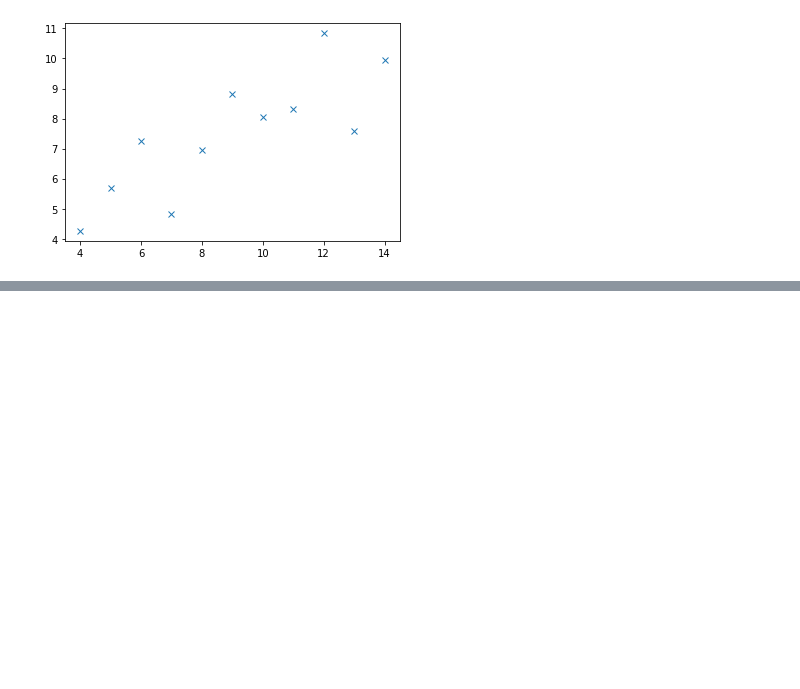
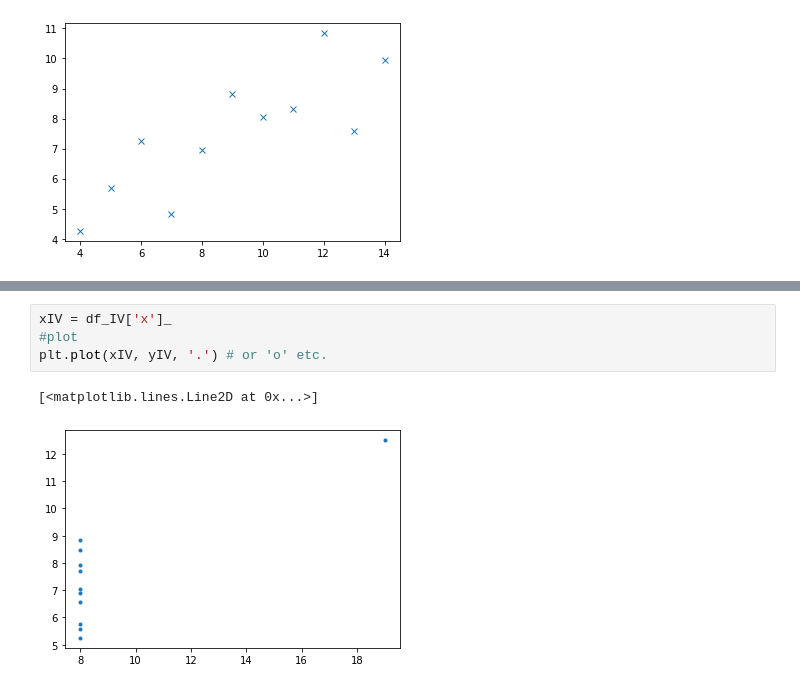
Before and after one commit to onionmccabbage/pythonSummer2022, a Jupyter notebook: notebooks/Intro Plotting.ipynb, the cells around one changed output, grey strips where cells are left out. Drawn from its saved outputs; the diff is of its cells as text; blank space fills up the shorter version.

```diff
--- a/notebooks/Intro Plotting.ipynb
+++ b/notebooks/Intro Plotting.ipynb
@@ -35,0 +53,7 @@ df_IV = df[df['dataset'] == 'IV']
+# %%
+xIV = df_IV['x']_
+#plot
+plt.plot(xIV, yIV, '.') # or 'o' etc.
+# %% [output]
+[<matplotlib.lines.Line2D at 0x...>]
+[figure, added]
```
Also changed, not shown: parts of 3 cells of this notebook.
